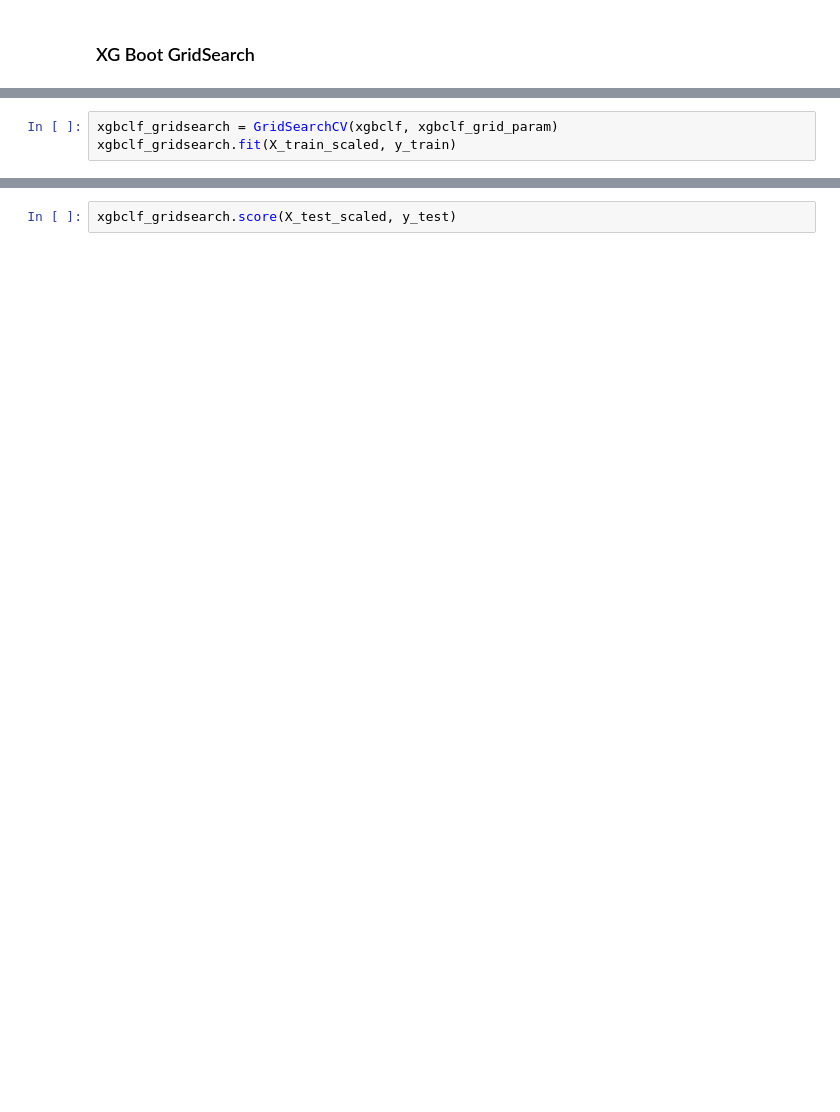
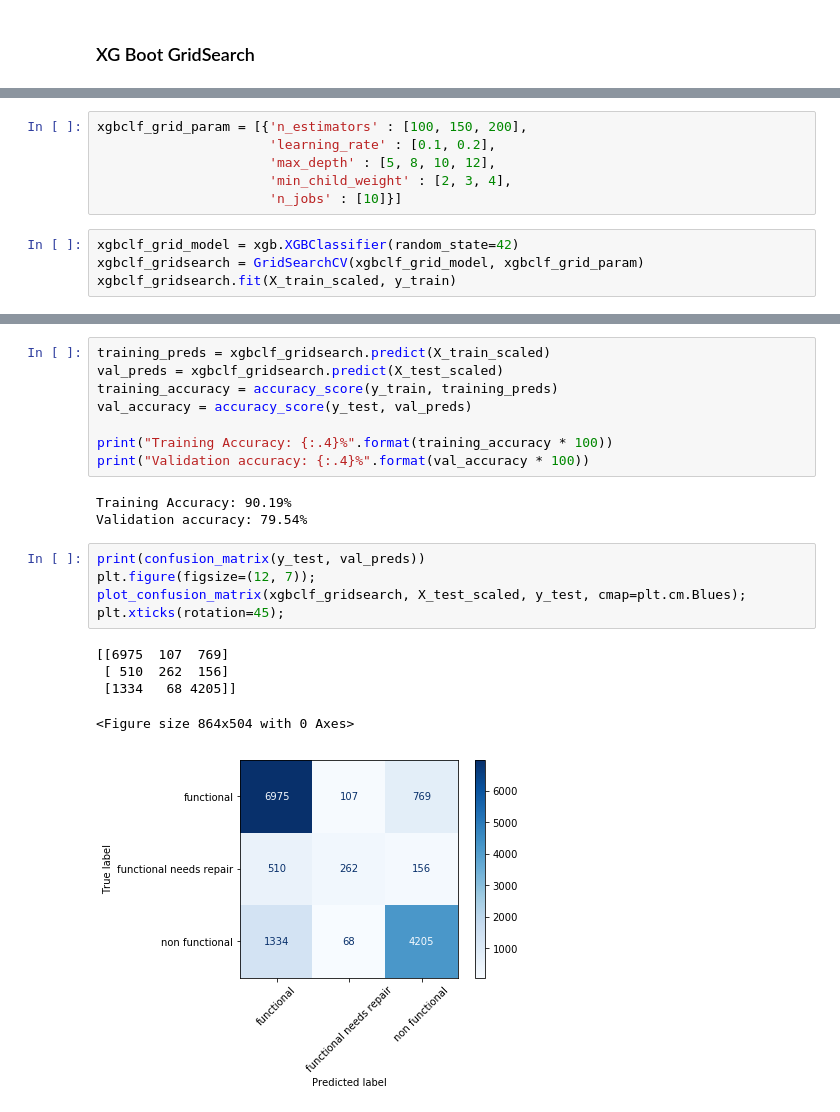
Before and after one commit to tcastanley/Tanzanian-Water-Pump-Analysis, a Jupyter notebook: Tanzanian Water Pump Analysis - Data Modeling Notebook.ipynb, the cells around one changed output, grey strips where cells are left out. Drawn from its saved outputs; the diff is of its cells as text; blank space fills up the shorter version.

Commit message:
optimizing model

```diff
--- a/Tanzanian Water Pump Analysis - Data Modeling Notebook.ipynb
+++ b/Tanzanian Water Pump Analysis - Data Modeling Notebook.ipynb
@@ -1250,4 +1256,11 @@ xgbclf_grid_param = [{'max_depth': [10, 15],
+# %%
+xgbclf_grid_param = [{'n_estimators' : [100, 150, 200],
+                      'learning_rate' : [0.1, 0.2],
+                      'max_depth' : [5, 8, 10, 12],
+                      'min_child_weight' : [2, 3, 4],
+                      'n_jobs' : [10]}]
 # %%
-xgbclf_gridsearch = GridSearchCV(xgbclf, xgbclf_grid_param)
+xgbclf_grid_model = xgb.XGBClassifier(random_state=42)
+xgbclf_gridsearch = GridSearchCV(xgbclf_grid_model, xgbclf_grid_param)
 xgbclf_gridsearch.fit(X_train_scaled, y_train)
 # %% [output]
@@ -1257,2 +1296,22 @@ xgbclf_gridsearch.best_params_
-# %%
-xgbclf_gridsearch.score(X_test_scaled, y_test)
+# %%
+training_preds = xgbclf_gridsearch.predict(X_train_scaled)
+val_preds = xgbclf_gridsearch.predict(X_test_scaled)
+training_accuracy = accuracy_score(y_train, training_preds)
+val_accuracy = accuracy_score(y_test, val_preds)
+
+print("Training Accuracy: {:.4}%".format(training_accuracy * 100))
+print("Validation accuracy: {:.4}%".format(val_accuracy * 100))
+# %% [output]
+Training Accuracy: 90.19%
+Validation accuracy: 79.54%
+# %%
+print(confusion_matrix(y_test, val_preds))
+plt.figure(figsize=(12, 7));
+plot_confusion_matrix(xgbclf_gridsearch, X_test_scaled, y_test, cmap=plt.cm.Blues);
+plt.xticks(rotation=45);
+# %% [output]
+[[6975  107  769]
+ [ 510  262  156]
+ [1334   68 4205]]
+<Figure size 864x504 with 0 Axes>
+[figure, added]
```
Also changed, not shown: parts of 26 cells of this notebook, 4 other files.
